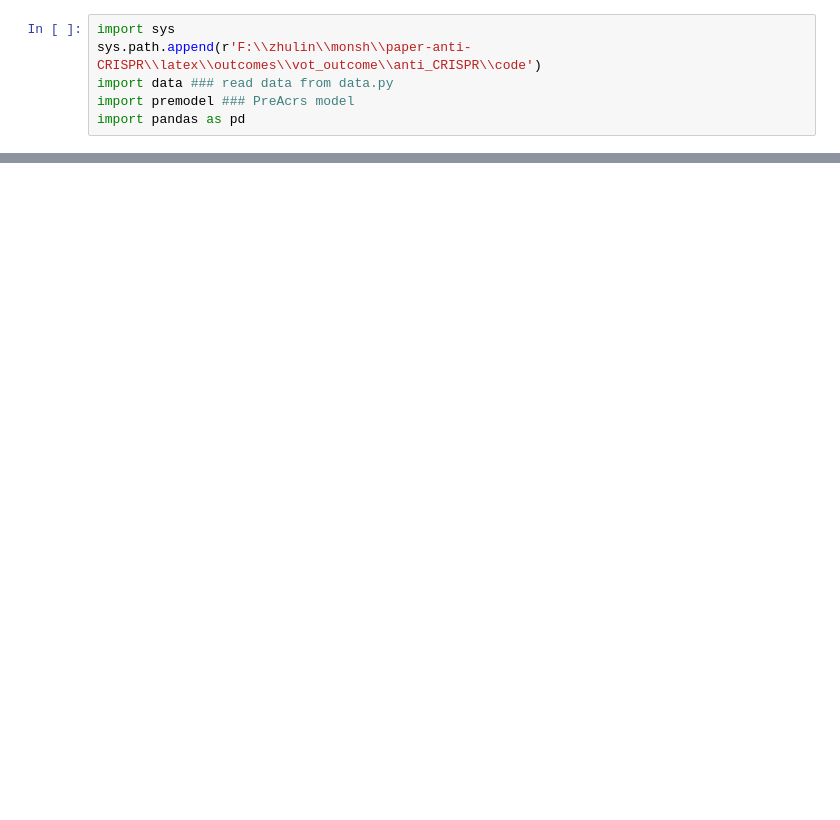
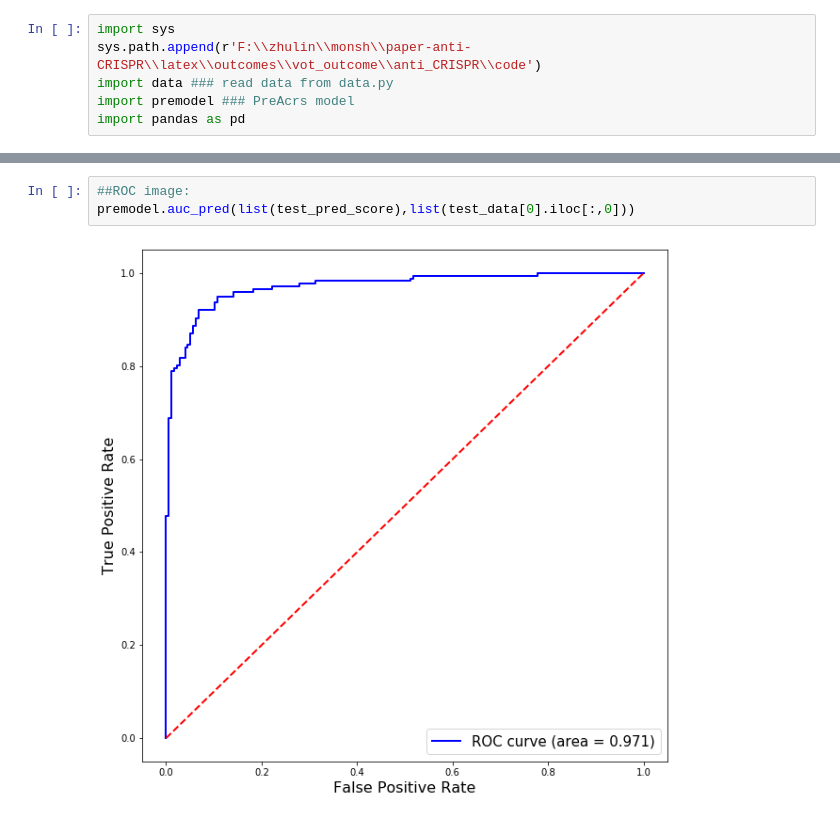
Before and after one commit to harel-coffee/anti_CRISPR-auto, a Jupyter notebook: code/PreAcrs.ipynb, the cells around one changed output, grey strips where cells are left out. Cells and saved outputs as stored; diff of their text form; blank space fills up the shorter version.

```diff
--- a/code/PreAcrs.ipynb
+++ b/code/PreAcrs.ipynb
@@ -31,0 +56,5 @@ premodel.auc_pred(test_pred_score,test_data[0].iloc[:,0])
+# %%
+##ROC image:
+premodel.auc_pred(list(test_pred_score),list(test_data[0].iloc[:,0]))
+# %% [output]
+[figure, added]
```
Also changed, not shown: parts of 6 cells of this notebook, 1 other file.
